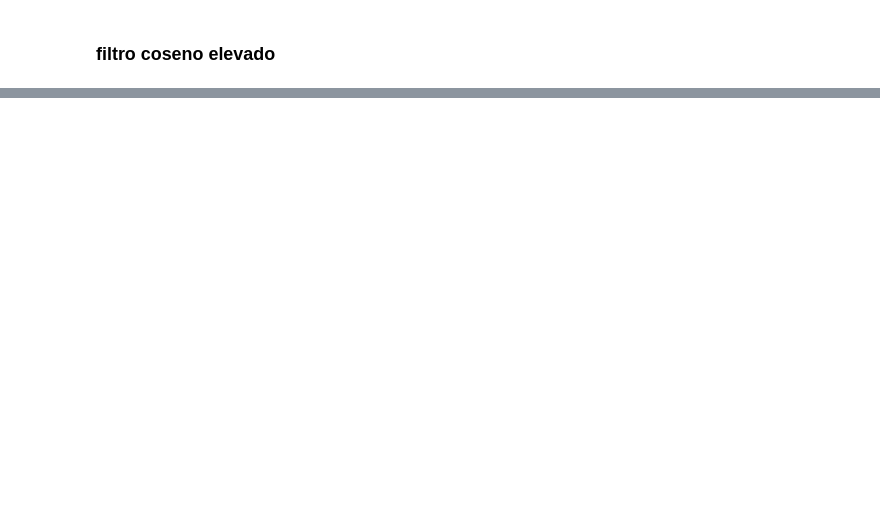
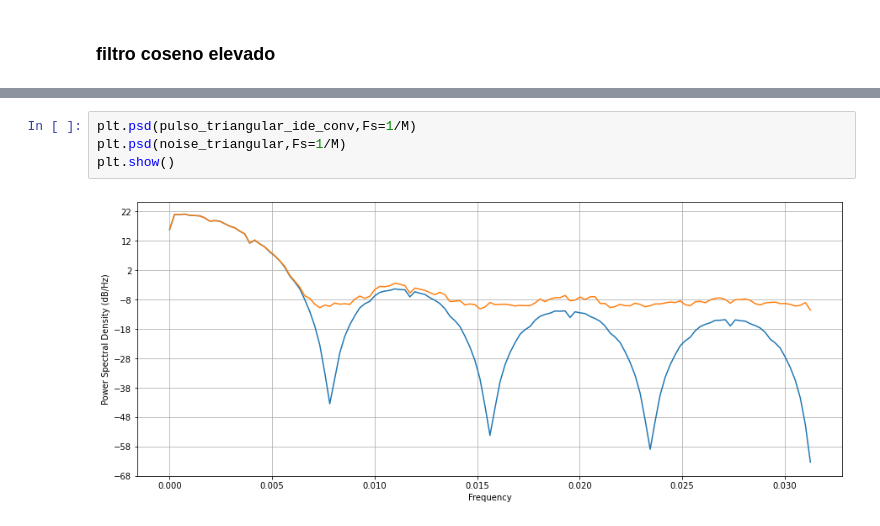
Before and after one commit to jonathancagua/PDS, a Jupyter notebook: CURSO/1_TP3.ipynb, the cells around one changed output, grey strips where cells are left out. Saved outputs shown, nothing was run; the diff lists cells and outputs as text; blank space fills up the shorter version.

```diff
--- a/CURSO/1_TP3.ipynb
+++ b/CURSO/1_TP3.ipynb
@@ -228,0 +265,6 @@ plt.show()
+# %%
+plt.psd(pulso_triangular_ide_conv,Fs=1/M)
+plt.psd(noise_triangular,Fs=1/M)
+plt.show()
+# %% [output]
+[figure, added]
```
Also changed, not shown: parts of 10 cells of this notebook.
